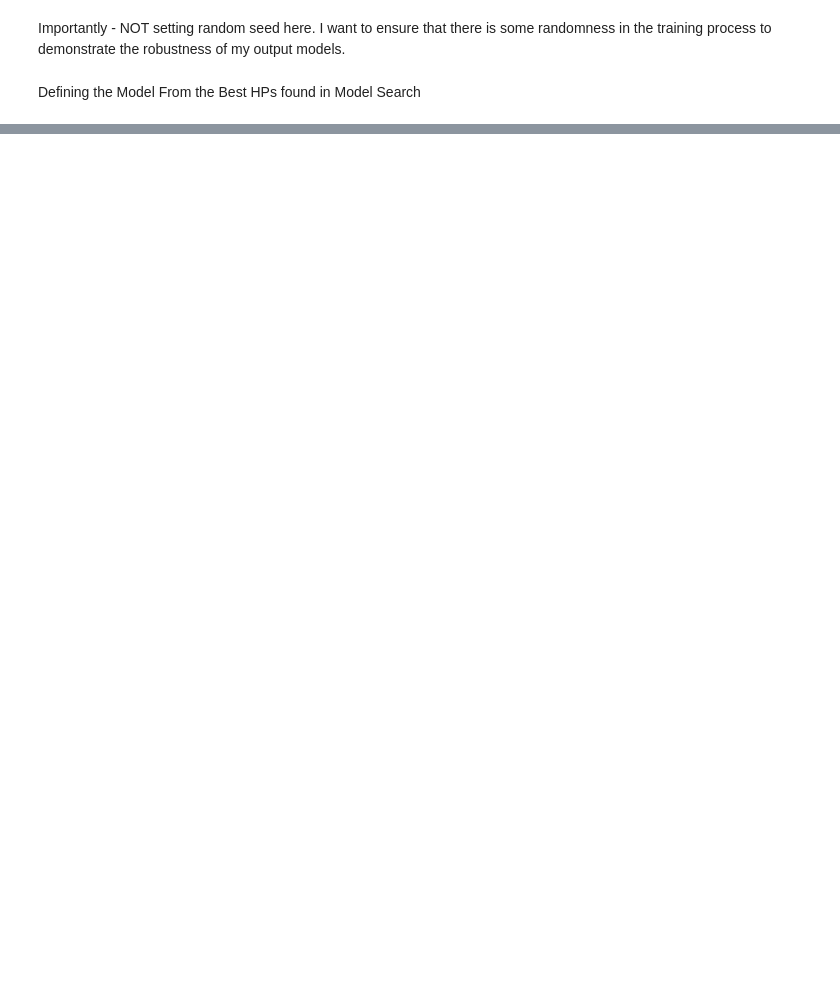
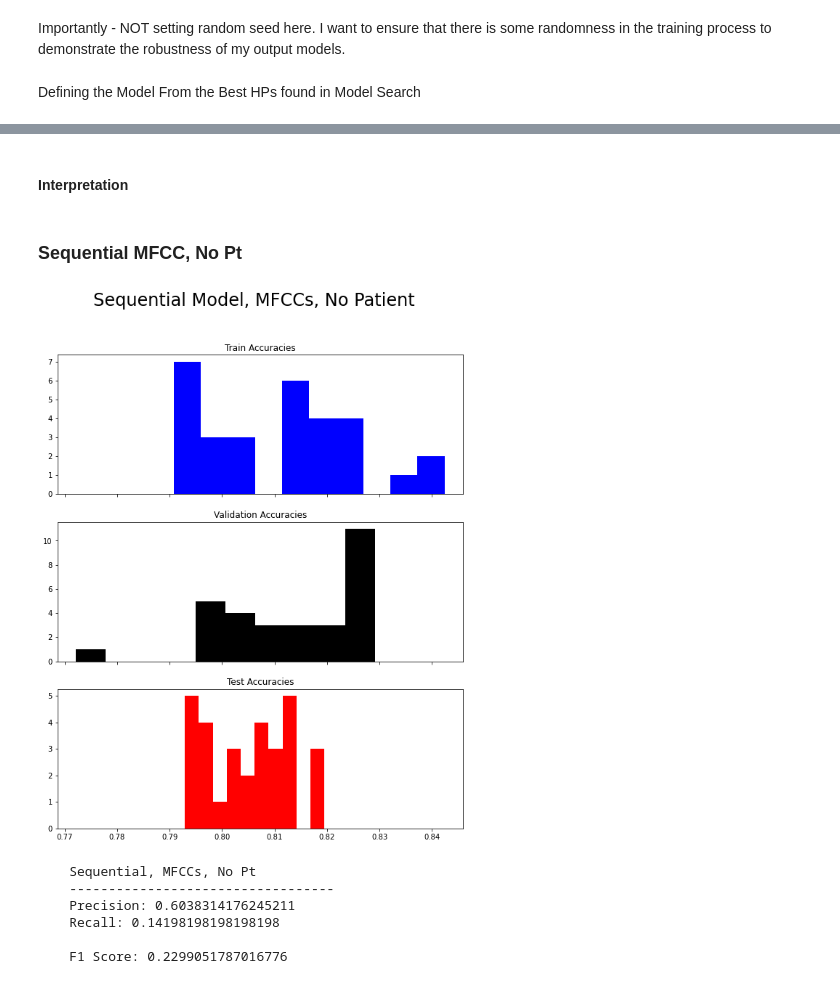
Before and after one commit to jakedumbauld/phonocardiogram-classification, a Jupyter notebook: Notebooks/7 - Comparing and Evaluating Networks.ipynb, the cells around one changed output, grey strips where cells are left out. Drawn from its saved outputs; the diff is of its cells as text; code cells hidden in the pictures; blank space fills up the shorter version.

```diff
--- a/Notebooks/7 - Comparing and Evaluating Networks.ipynb
+++ b/Notebooks/7 - Comparing and Evaluating Networks.ipynb
@@ -154,0 +505,18 @@ plot_CF(CNN_MFCC_final_cf/30)
+# %% [markdown]
+#### Interpretation
+# %% [markdown]
+### Sequential MFCC, No Pt
+# %%
+seq_MFCC_no_df = plot_accs_give_df('/model_eval_csv/Sequential Model, MFCCs, No Patient.csv',
+                                   'Sequential Model, MFCCs, No Patient')
+# %% [output]
+[figure, added]
+# %%
+p_r_f1('Sequential, MFCCs, No Pt', 21023, 517, 4762, 788)
+# %% [output]
+    Sequential, MFCCs, No Pt
+    ----------------------------------
+    Precision: 0.6038314176245211
+    Recall: 0.14198198198198198
+
+    F1 Score: 0.2299051787016776
```
Also changed, not shown: parts of 66 cells of this notebook.
